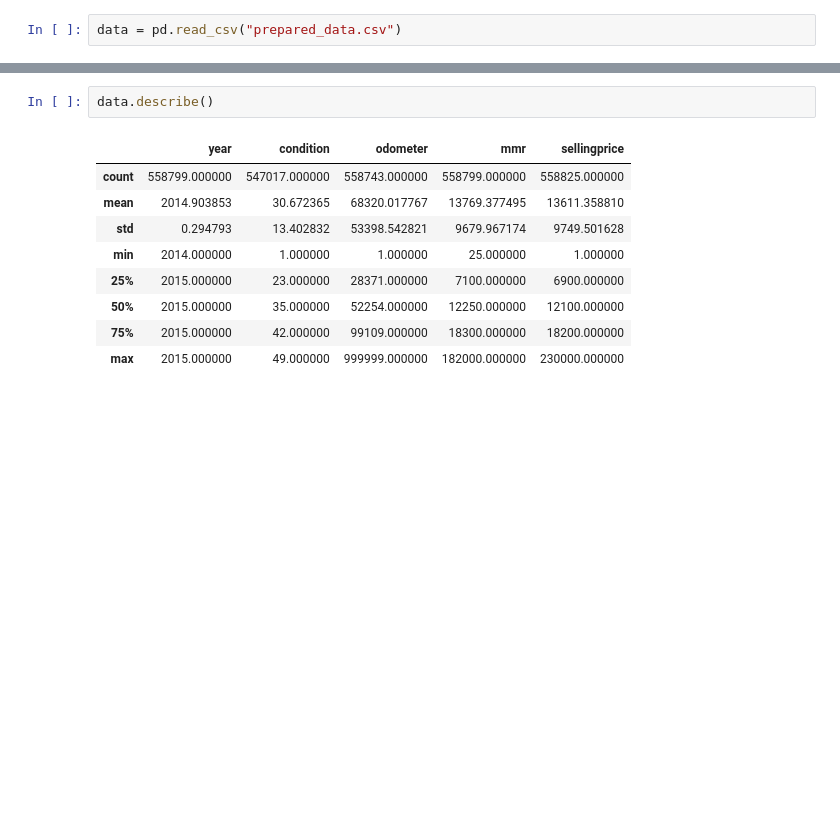
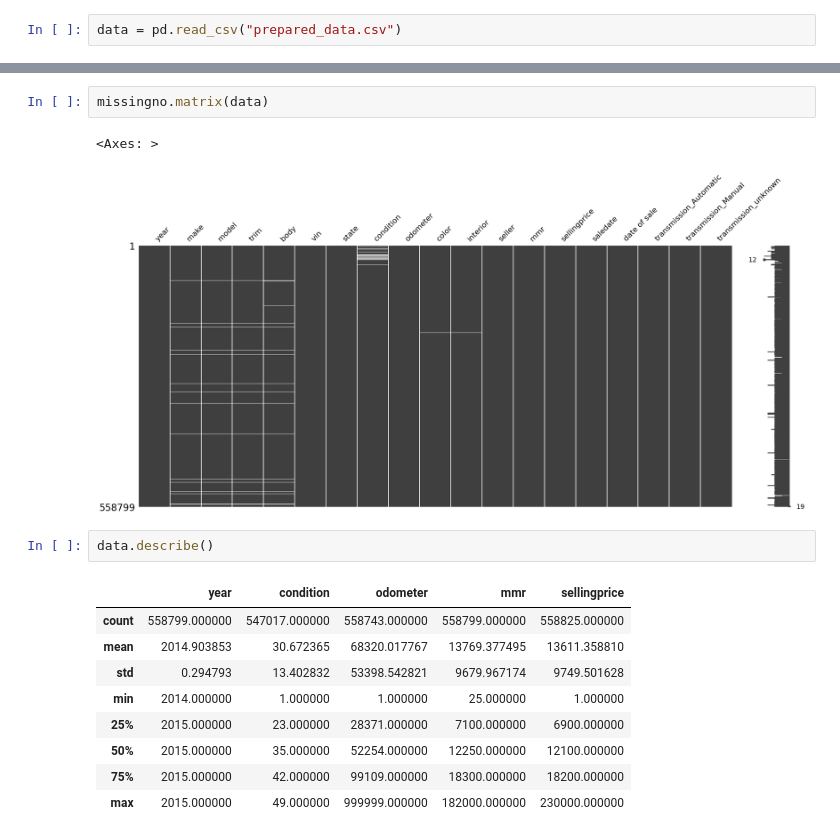
Before and after one commit to borhenDH/Car-sales-analysis-and-prediction-, a Jupyter notebook: Analysis.ipynb, the cells around one changed output, grey strips where cells are left out. Drawn from its saved outputs; the diff is of its cells as text; blank space fills up the shorter version.

```diff
--- a/Analysis.ipynb
+++ b/Analysis.ipynb
@@ -176,6 +189,11 @@ data.head()
 | 2 | 2015.0 | Bmw | 3 Series | 328i SULEV | Sedan | Automatic | wba3c1c51ek116351 | ca | 45.0 | 1331.0 | ... |
 | 3 | 2015.0 | Volvo | S60 | T5 | Sedan | Automatic | yv1612tb4f1310987 | ca | 41.0 | 14282.0 | ... |
 | 4 | 2014.0 | Bmw | 6 Series Gran Coupe | 650i | Sedan | Automatic | wba6b2c57ed129731 | ca | 43.0 | 2641.0 | ... |
+# %%
+missingno.matrix(data)
+# %% [output]
+<Axes: >
+[figure, added]
 # %%
 data.describe()
 # %% [output]
```
Also changed, not shown: parts of 1 cell of this notebook.
